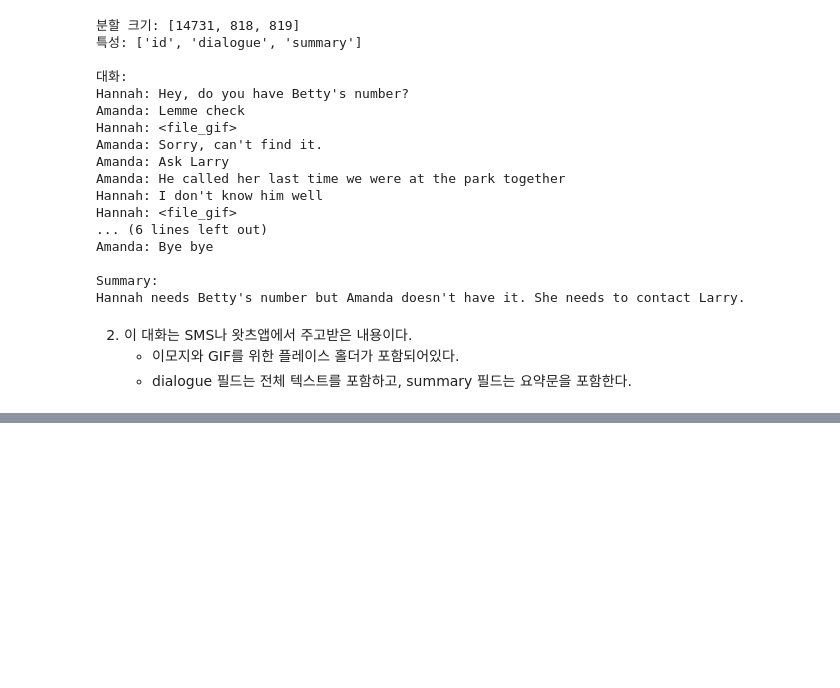
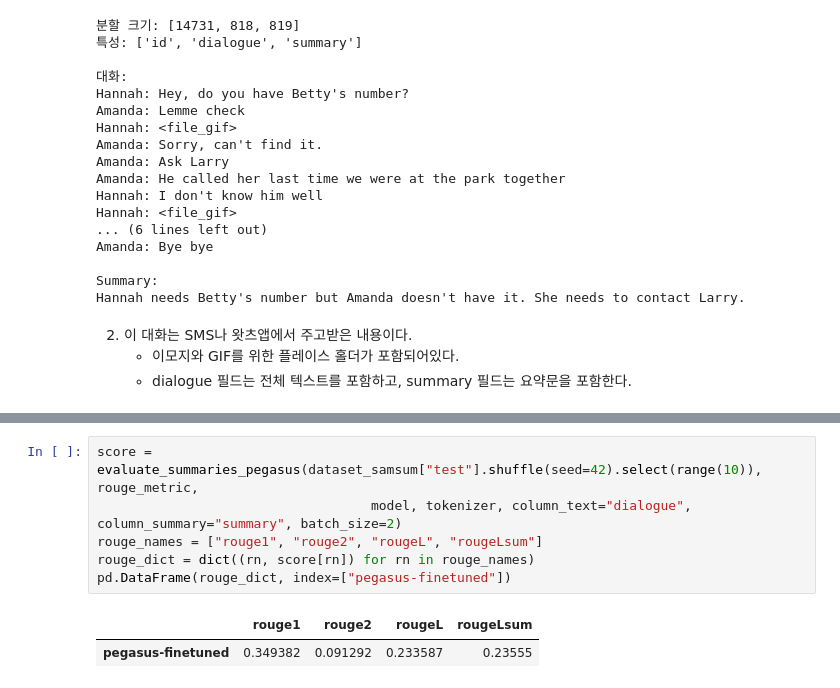
Before and after one commit to redinbluesky/nlp-with-transformers, a Jupyter notebook: 06-요약.ipynb, the cells around one changed output, grey strips where cells are left out. Cells and saved outputs as stored; diff of their text form; blank space fills up the shorter version.

```diff
--- a/06-요약.ipynb
+++ b/06-요약.ipynb
@@ -463,0 +634,9 @@ Hannah needs Betty's number but Amanda doesn't have it. She needs to contact Lar
+# %%
+score = evaluate_summaries_pegasus(dataset_samsum["test"].shuffle(seed=42).select(range(10)), rouge_metric,
+                                   model, tokenizer, column_text="dialogue", column_summary="summary", batch_size=2)
+rouge_names = ["rouge1", "rouge2", "rougeL", "rougeLsum"]
+rouge_dict = dict((rn, score[rn]) for rn in rouge_names)
+pd.DataFrame(rouge_dict, index=["pegasus-finetuned"])
+# %% [output]
+|  | rouge1 | rouge2 | rougeL | rougeLsum |
+| pegasus-finetuned | 0.349382 | 0.091292 | 0.233587 | 0.23555 |
```
Also changed, not shown: parts of 22 cells of this notebook, 1 other file.
